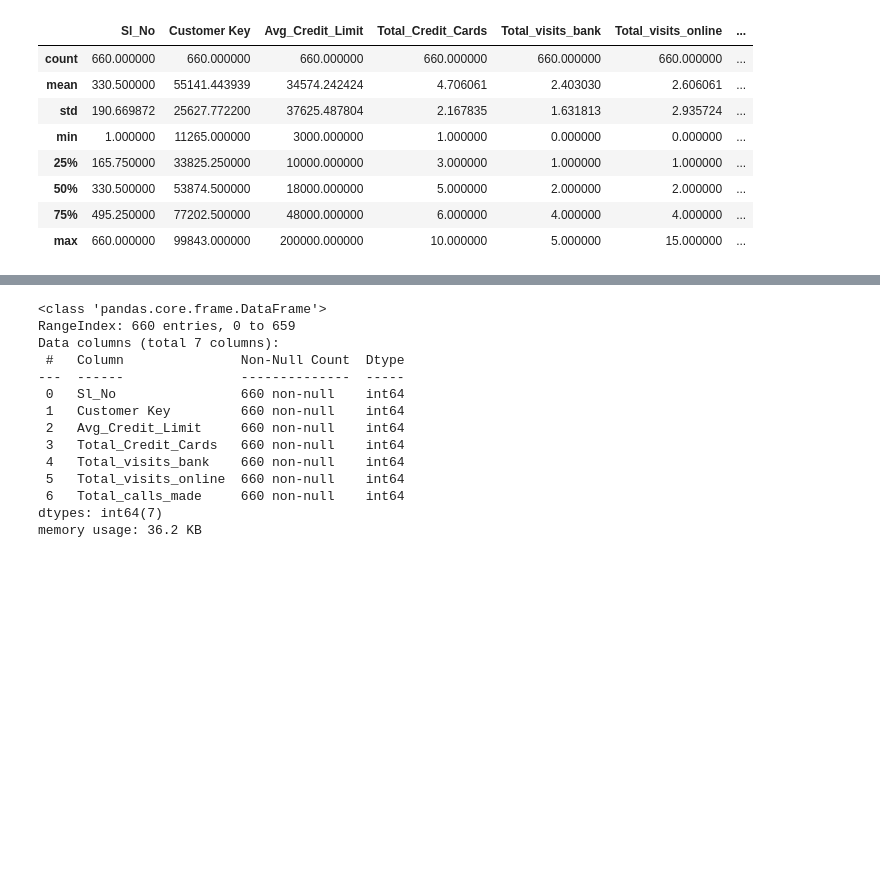
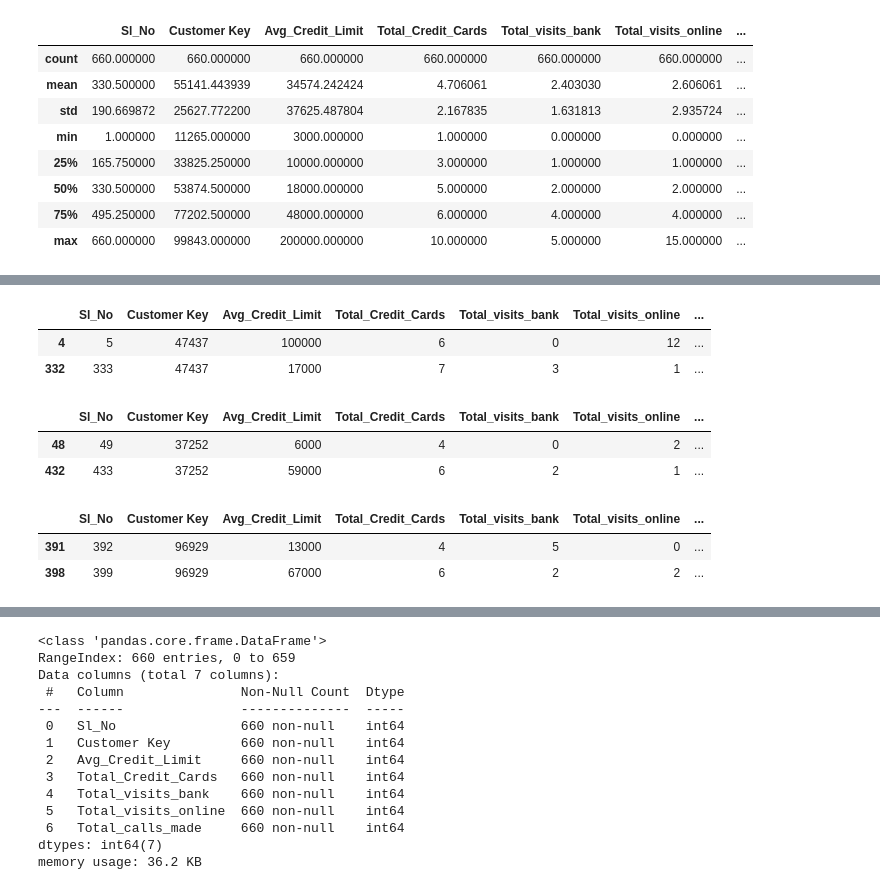
Before and after one commit to cfreeman22/AllLifeBankCustomer_Segmentation, a Jupyter notebook: AllLifeBankCustomerSegmentation.ipynb, the cells around one changed output, grey strips where cells are left out. Cells and saved outputs as stored; diff of their text form; code cells hidden in the pictures; blank space fills up the shorter version.

```diff
--- a/AllLifeBankCustomerSegmentation.ipynb
+++ b/AllLifeBankCustomerSegmentation.ipynb
@@ -70,0 +110,18 @@ df =raw.copy()
+# %%
+raw[raw['Customer Key'] == 47437]
+# %% [output]
+|  | Sl_No | Customer Key | Avg_Credit_Limit | Total_Credit_Cards | Total_visits_bank | Total_visits_online | ... |
+| 4 | 5 | 47437 | 100000 | 6 | 0 | 12 | ... |
+| 332 | 333 | 47437 | 17000 | 7 | 3 | 1 | ... |
+# %%
+raw[raw['Customer Key'] == 37252]
+# %% [output]
+|  | Sl_No | Customer Key | Avg_Credit_Limit | Total_Credit_Cards | Total_visits_bank | Total_visits_online | ... |
+| 48 | 49 | 37252 | 6000 | 4 | 0 | 2 | ... |
+| 432 | 433 | 37252 | 59000 | 6 | 2 | 1 | ... |
+# %%
+raw[raw['Customer Key'] == 96929]
+# %% [output]
+|  | Sl_No | Customer Key | Avg_Credit_Limit | Total_Credit_Cards | Total_visits_bank | Total_visits_online | ... |
+| 391 | 392 | 96929 | 13000 | 4 | 5 | 0 | ... |
+| 398 | 399 | 96929 | 67000 | 6 | 2 | 2 | ... |
```
Also changed, not shown: parts of 10 cells of this notebook.
